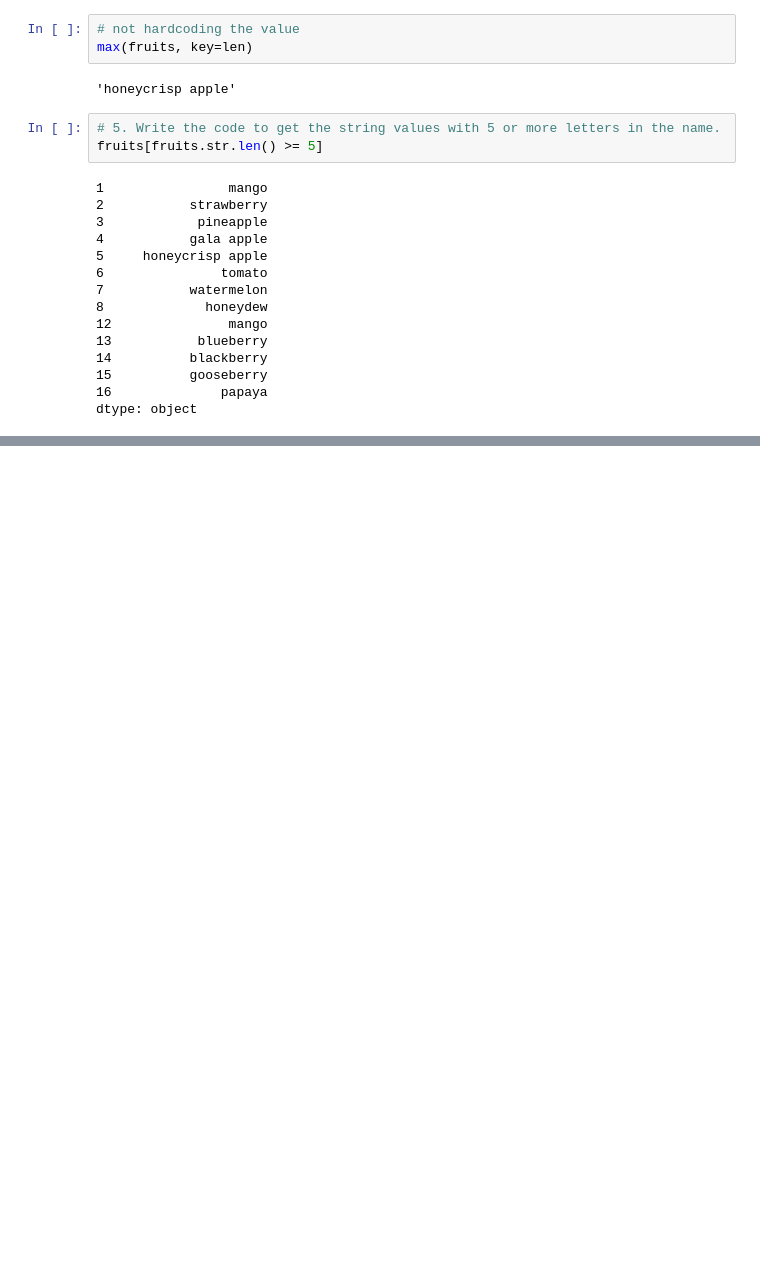
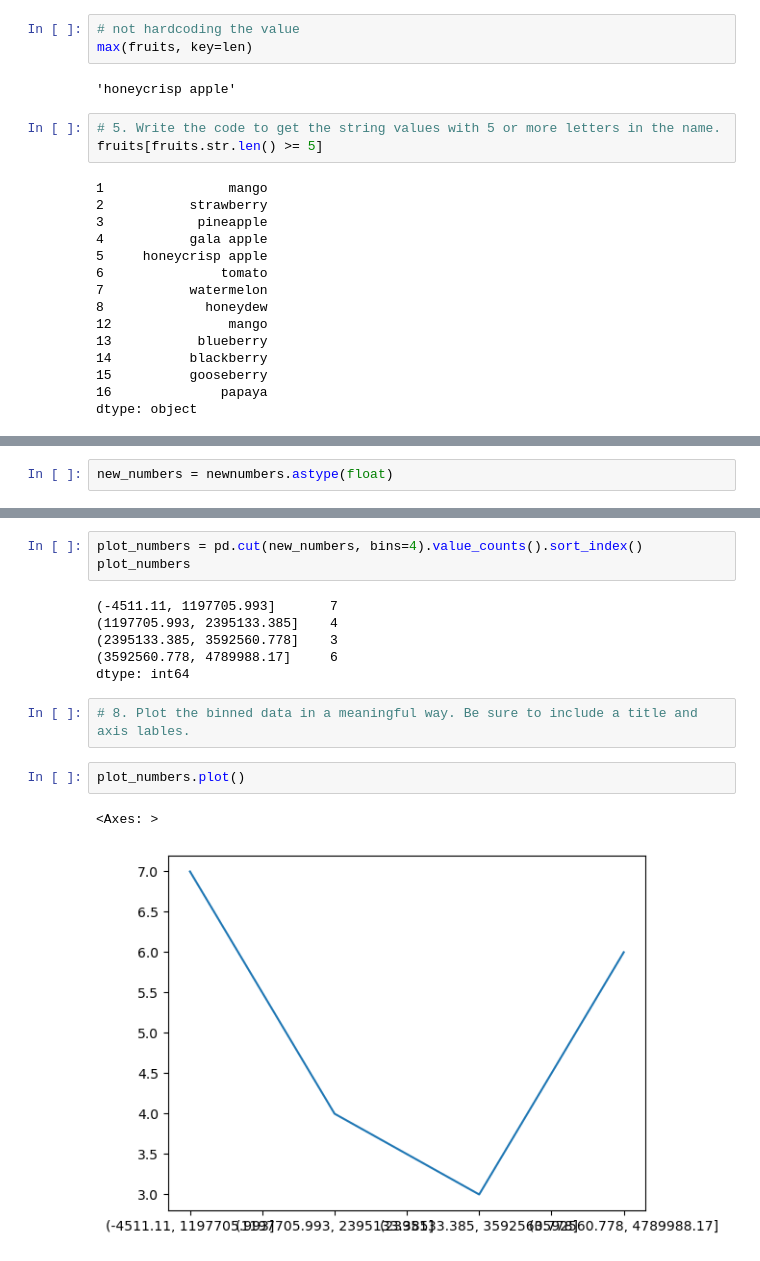
Before and after one commit to NikkideVries/ds-libraries-exercises, a Jupyter notebook: pandas_series.ipynb, the cells around one changed output, grey strips where cells are left out. Cells and saved outputs as stored; diff of their text form; blank space fills up the shorter version.

```diff
--- a/pandas_series.ipynb
+++ b/pandas_series.ipynb
@@ -240,0 +398,2 @@ dtype: object
+# %%
+new_numbers = newnumbers.astype(float)
@@ -240,0 +460,16 @@ dtype: object
+# %%
+plot_numbers = pd.cut(new_numbers, bins=4).value_counts().sort_index()
+plot_numbers
+# %% [output]
+(-4511.11, 1197705.993]       7
+(1197705.993, 2395133.385]    4
+(2395133.385, 3592560.778]    3
+(3592560.778, 4789988.17]     6
+dtype: int64
+# %%
+# 8. Plot the binned data in a meaningful way. Be sure to include a title and axis lables.
+# %%
+plot_numbers.plot()
+# %% [output]
+<Axes: >
+[figure, added]
```
Also changed, not shown: parts of 53 cells of this notebook.
